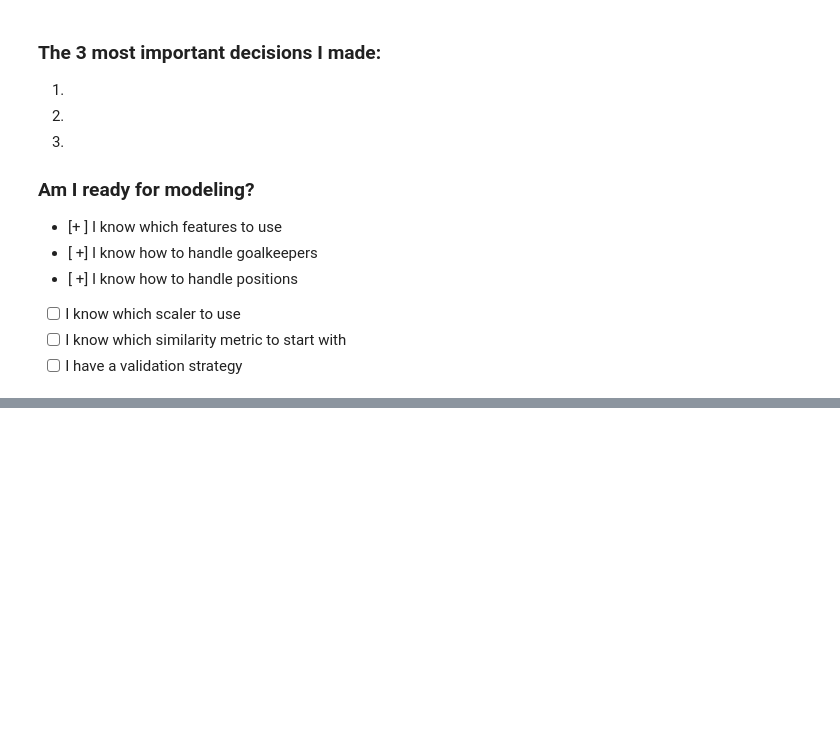
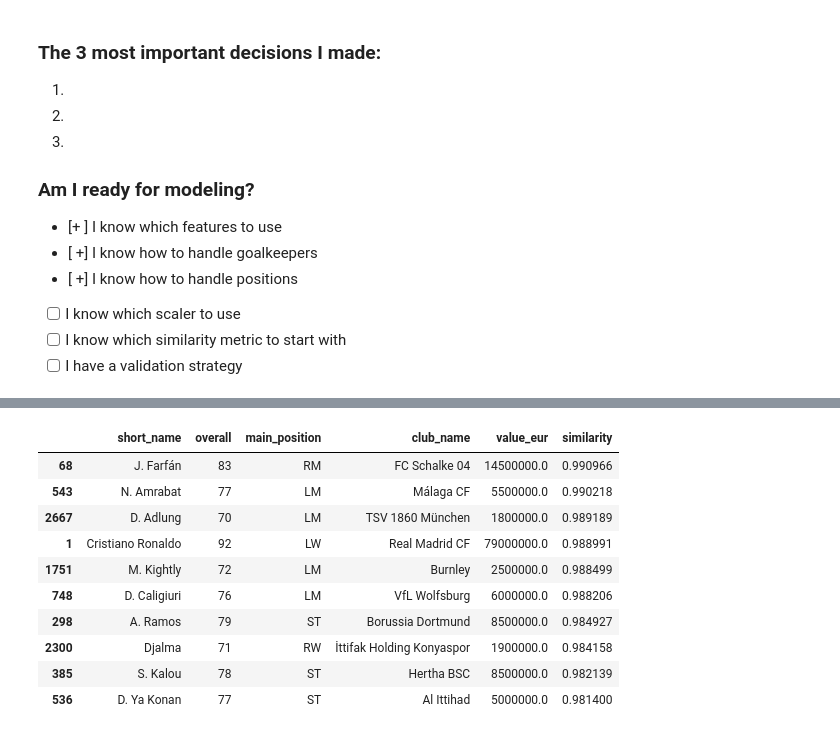
Before and after one commit to alyboii/fifa15dataset, a Jupyter notebook: fifa15dataset/edafifa15.ipynb, the cells around one changed output, grey strips where cells are left out. Cells and saved outputs as stored; diff of their text form; code cells hidden in the pictures; blank space fills up the shorter version.

```diff
--- a/fifa15dataset/edafifa15.ipynb
+++ b/fifa15dataset/edafifa15.ipynb
@@ -1828,0 +1898,3 @@ Describe your plan for the modeling phase in 5 bullet points.
+# %%
+df_outfield= df_outfield.reset_index(drop=True)
+print(len(df_outfield))
@@ -1828,0 +2164,11 @@ Describe your plan for the modeling phase in 5 bullet points.
+# %%
+df_result = df_outfield.copy()
+df_result['similarity'] = similarities
+
+# Remove Messi himself, sort by similarity
+top10 = (df_result[df_result.index != messi_idx]
+         .nlargest(10, 'similarity')
+         [['short_name', 'overall', 'main_position',
+           'club_name', 'value_eur', 'similarity']])
+
+print(top10.to_string())
@@ -1828,0 +2224,40 @@ Describe your plan for the modeling phase in 5 bullet points.
+# %%
+def find_similar_players(player_name, df, X_scaled, top_n=10):
+    # Step 1: find player index
+    matches = df[df['short_name'] == player_name]
+    if len(matches) == 0:
+        print(f"Player '{player_name}' not found. Use search_player() to find exact name.")
+        return None
+
+    idx = matches.index[0]
+
+    # Step 2: get player vector
+    player_vector = X_scaled[idx].reshape(1, -1)
+
+    # Step 3: calculate similarities
+    similarities = cosine_similarity(player_vector, X_scaled)[0]
+
+    # Step 4: build result DataFrame
+    df_result = df.copy()
+    df_result['similarity'] = similarities
+
+    # Step 5: remove the player himself, return top_n
+    return (df_result[df_result.index != idx]
+            .nlargest(top_n, 'similarity')
+            [['short_name', 'overall', 'main_position',
+              'club_name', 'value_eur', 'similarity']])
+# %%
+find_similar_players("Cristiano Ronaldo",df_outfield,X_scaled,10)
+find_similar_players("E. Lavezzi",df_outfield,X_scaled,10)
+# %% [output]
+|  | short_name | overall | main_position | club_name | value_eur | similarity |
+| 68 | J. Farfán | 83 | RM | FC Schalke 04 | 14500000.0 | 0.990966 |
+| 543 | N. Amrabat | 77 | LM | Málaga CF | 5500000.0 | 0.990218 |
+| 2667 | D. Adlung | 70 | LM | TSV 1860 München | 1800000.0 | 0.989189 |
+| 1 | Cristiano Ronaldo | 92 | LW | Real Madrid CF | 79000000.0 | 0.988991 |
+| 1751 | M. Kightly | 72 | LM | Burnley | 2500000.0 | 0.988499 |
+| 748 | D. Caligiuri | 76 | LM | VfL Wolfsburg | 6000000.0 | 0.988206 |
+| 298 | A. Ramos | 79 | ST | Borussia Dortmund | 8500000.0 | 0.984927 |
+| 2300 | Djalma | 71 | RW | İttifak Holding Konyaspor | 1900000.0 | 0.984158 |
+| 385 | S. Kalou | 78 | ST | Hertha BSC | 8500000.0 | 0.982139 |
+| 536 | D. Ya Konan | 77 | ST | Al Ittihad | 5000000.0 | 0.981400 |
```
Also changed, not shown: parts of 40 cells of this notebook, 4 other files.
